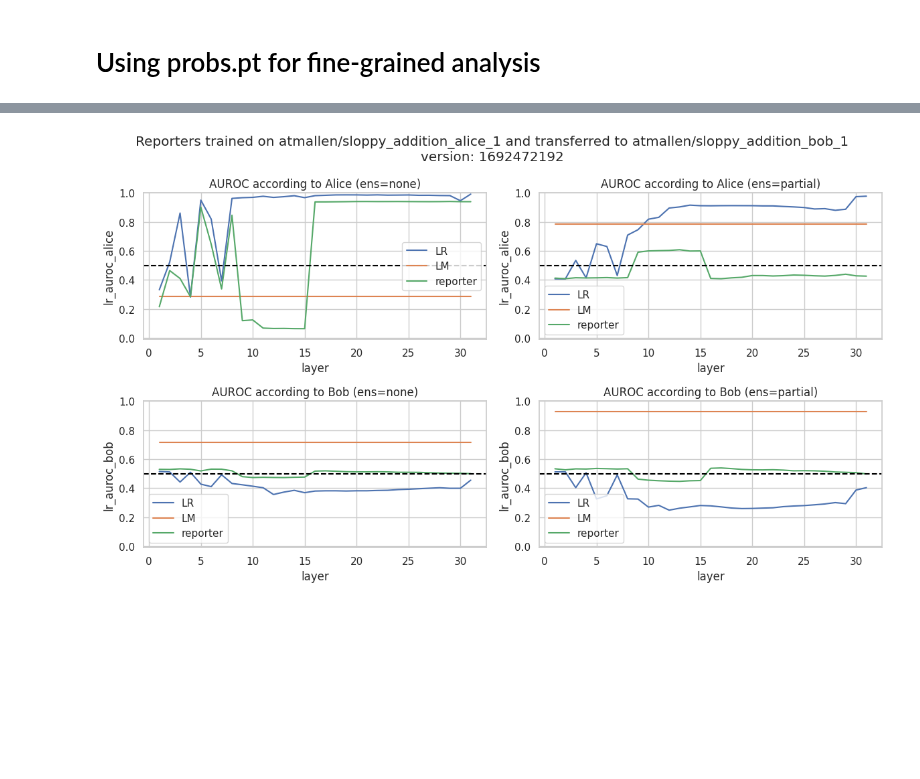
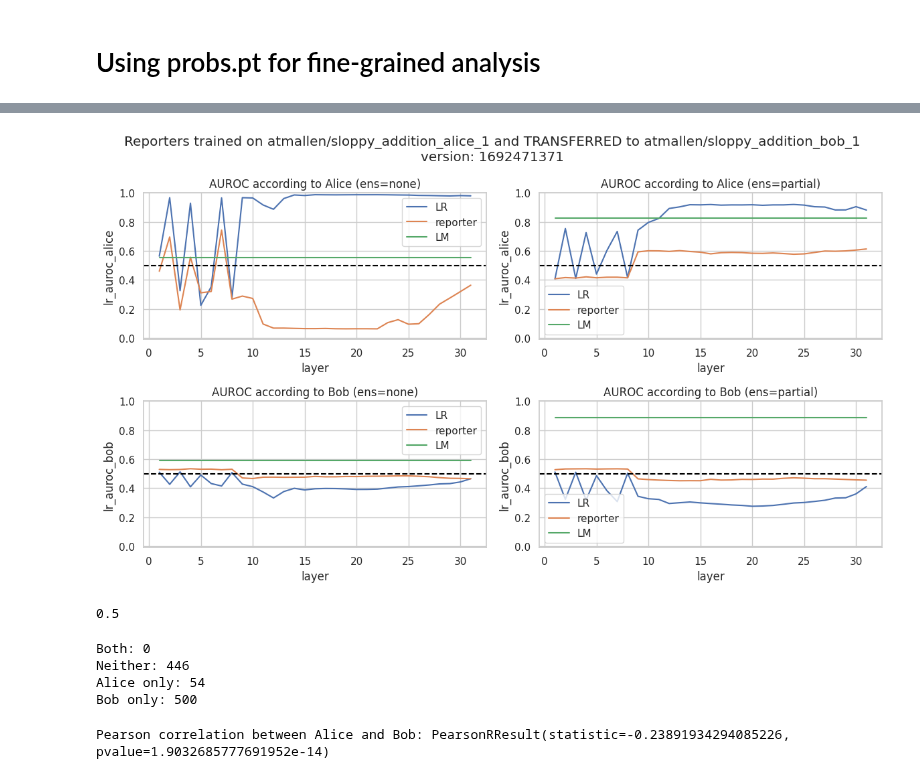
Before and after one commit to AlexTMallen/dlk-benchmarking, a Jupyter notebook: lora-finetuning/results.ipynb, the cells around one changed output, grey strips where cells are left out. Drawn from its saved outputs; the diff is of its cells as text; code cells hidden in the pictures; blank space fills up the shorter version.

Commit message:
most likely non-buggy Alice/Bob code, still remaking labels

```diff
--- a/lora-finetuning/results.ipynb
+++ b/lora-finetuning/results.ipynb
@@ -40,8 +40,10 @@ import pandas as pd
 import matplotlib.pyplot as plt
 import torch
 import os
-version = 1692472192 # 1692471371 # 1692472192 # versions[-1]
-modifier = "1"
+p_by_version = {1692681636: 0.9, 1692472192: 1, 1692681561: 0.9, 1692471371: 1}
+
+version = 1692471371 # 1692471371 # 1692472192 # versions[-1]
+modifier = str(p_by_version[version])
 from_ds_name = f"atmallen/sloppy_addition_alice_{modifier}"
 to_ds_name = f"atmallen/sloppy_addition_bob_{modifier}"
 ds_names = [to_ds_name, from_ds_name]
@@ -183,22 +185,48 @@ for ens in ens_list:
 
         results.append(result)
 
-results_df = pd.DataFrame(results)
+to_df = pd.DataFrame(results)
 # %%
 plt.figure(figsize=(12, 7))
-plt.suptitle(f"Reporters trained on {from_ds_name} and transferred to {to_ds_name}\nversion: {version}")
+plt.suptitle(f"Reporters trained on {from_ds_name} and TRANSFERRED to {to_ds_name}\nversion: {version}")
 for i, ens in enumerate(ens_list):
     for j, person in enumerate(["alice", "bob"]):
         plt.subplot(2, 2, 2*j + i + 1)
-        plot_df = results_df[results_df["ens"] == ens]
+        plot_df = to_df[to_df["ens"] == ens]
         sns.lineplot(plot_df, x="layer", y=f"lr_auroc_{person}", label="LR")
+        sns.lineplot(plot_df, x="layer", y=f"reporter_auroc_{person}", label="reporter")
         sns.lineplot(plot_df, x="layer", y=f"lm_auroc_{person}", label="LM")
-        sns.lineplot(plot_df, x="layer", y=f"reporter_auroc_{person}", label="reporter")
         plt.axhline(y=0.5, color="black", linestyle="--")
         plt.title(f"AUROC according to {person.capitalize()} (ens={ens})")
         plt.ylim(-0.01, 1)
 
 plt.tight_layout()
 plt.show()
 # %% [output]
-[figure, old version]
+[figure, new version]
+# %%
+accuracy_score(b, np.zeros_like(a))
+# %% [output]
+0.5
+# %%
+a = logprobs_df["alice_label"]
+b = logprobs_df["bob_label"]
+
+both = sum(a & b)
+neither = sum(~a & ~b)
+alice_only = sum(a & ~b)
+bob_only = sum(~a & b)
+print("Both:", both)
+print("Neither:", neither)
+print("Alice only:", alice_only)
+print("Bob only:", bob_only)
+# %% [output]
+Both: 0
+Neither: 446
+Alice only: 54
+Bob only: 500
+# %%
+from scipy.stats import pearsonr
+print("Pearson correlation between Alice and Bob:", pearsonr(a, b))
+# %% [output]
+Pearson correlation between Alice and Bob: PearsonRResult(statistic=-0.23891934294085226, pvalue=1.9032685777691952e-14)
```
Also changed, not shown: parts of 9 cells of this notebook.
